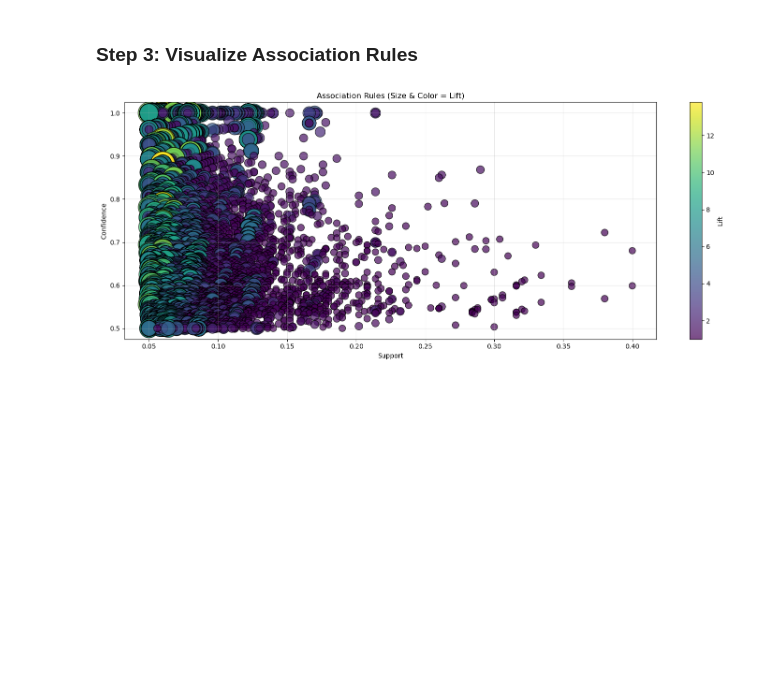
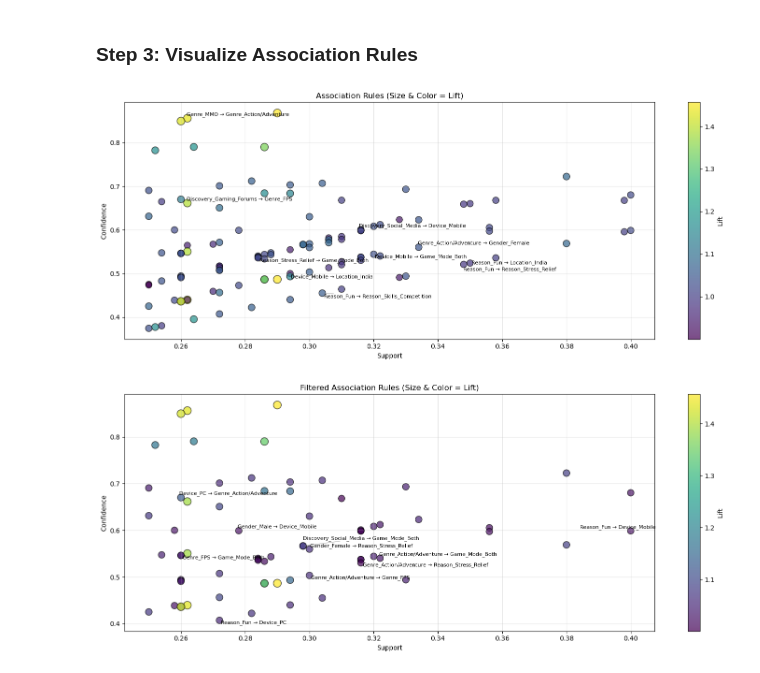
Before and after one commit to RazielLluch/CSC172-AssociationMining-Lluch, a Jupyter notebook: apriori.ipynb, the cells around one changed output. Drawn from its saved outputs; the diff is of its cells as text; code cells hidden in the pictures; blank space fills up the shorter version.

```diff
--- a/apriori.ipynb
+++ b/apriori.ipynb
@@ -59,10 +122,12 @@ Frequent Itemsets:
 # %% [markdown]
 ### Step 2: Generate Association Rules
 # %%
-MIN_CONFIDENCE = 0.5
+MIN_CONFIDENCE = 0.25
 
 rules = association_rules(
     frequent_itemsets,
-    metric="confidence",
+    metric="support",
     min_threshold=MIN_CONFIDENCE
 )
+
+print("\nAssociation Rules shape: ", rules.shape)
@@ -120,0 +238,13 @@ Association Rules:
+# %%
+support_threshold = 0.25
+confidence_threshold = 0.4
+lift_threshold = 1.0
+
+#Optional, filter rules based on multiple metrics
+filtered_rules = filtered_rules[
+    (rules["support"] >= support_threshold) &
+    (rules["confidence"] >= confidence_threshold) &
+    (rules["lift"] >= lift_threshold)
+]
+
+print("\nFiltered Association Rules shape: ", filtered_rules.shape)
@@ -122,49 +304,76 @@ Association Rules:
 ### Step 3: Visualize Association Rules
 # %%
 import matplotlib.pyplot as plt
+import numpy as np
+from adjustText import adjust_text
 
 def visualize(
     rules,
     show_labels=False,
-    max_labels=15
+    max_labels=None,       # None = show all labels
+    mode="first",          # "first", "random", "lift", "confidence", "support"
+    title="Association Rules (Size & Color = Lift)",
+    seed=None              # For reproducible "random" mode
 ):
     if len(rules) == 0:
         print("No association rules found with the given thresholds.")
         return
 
     plt.figure(figsize=(15, 6))
 
     scatter = plt.scatter(
         rules["support"],
         rules["confidence"],
         s=rules["lift"] * 100,
         c=rules["lift"],
         cmap="viridis",
         edgecolors="k",
         alpha=0.7
     )
 
-    # Optional annotation toggle
+    # Determine which points to label
     if show_labels:
-        for _, row in rules.head(max_labels).iterrows():
+        n_points = len(rules)
+        if max_labels is None or max_labels > n_points:
+            max_labels = n_points
+
+        if mode == "first":
+            rules_to_label = rules.head(max_labels)
+        elif mode == "random":
+            rng = np.random.default_rng(seed)
+            rules_to_label = rules.sample(n=max_labels, random_state=rng)
+        elif mode in ["lift", "confidence", "support"]:
+            rules_to_label = rules.nlargest(max_labels, mode)
+        else:
+            raise ValueError("Invalid mode. Choose from 'first', 'random', 'lift', 'confidence', 'support'.")
+
+        # Annotate selected points
+        texts = []
+        for _, row in rules_to_label.iterrows():
             antecedents = ", ".join(row["antecedents"])
             consequents = ", ".join(row["consequents"])
-            plt.annotate(
-                f"{antecedents} → {consequents}",
-                (row["support"], row["confidence"]),
-                textcoords="offset points",
-                xytext=(5, 5),
-                fontsize=8
+            texts.append(
+                plt.text(
+                    row["support"],
+                    row["confidence"],
+                    f"{antecedents} → {consequents}",
+                    fontsize=8
+                )
             )
+
+        # Adjust to avoid overlapping
+        adjust_text(texts, arrowprops=dict(arrowstyle="-", color='gray', lw=0.5))
 
     plt.xlabel("Support")
     plt.ylabel("Confidence")
-    plt.title("Association Rules (Size & Color = Lift)")
+    plt.title(title)
     plt.colorbar(scatter, label="Lift")
     plt.grid(alpha=0.3)
     plt.tight_layout()
     plt.show()
 
-visualize(rules, show_labels=False, max_labels=15)
+visualize(rules, show_labels=True, mode="random", max_labels=10, title="Association Rules (Size & Color = Lift)")
+visualize(filtered_rules, show_labels=True, mode="random", max_labels=10, title="Filtered Association Rules (Size & Color = Lift)")
 # %% [output]
-[figure, old version]
+[figure, new version]
+[figure, added]
```
Also changed, not shown: parts of 36 cells of this notebook.
